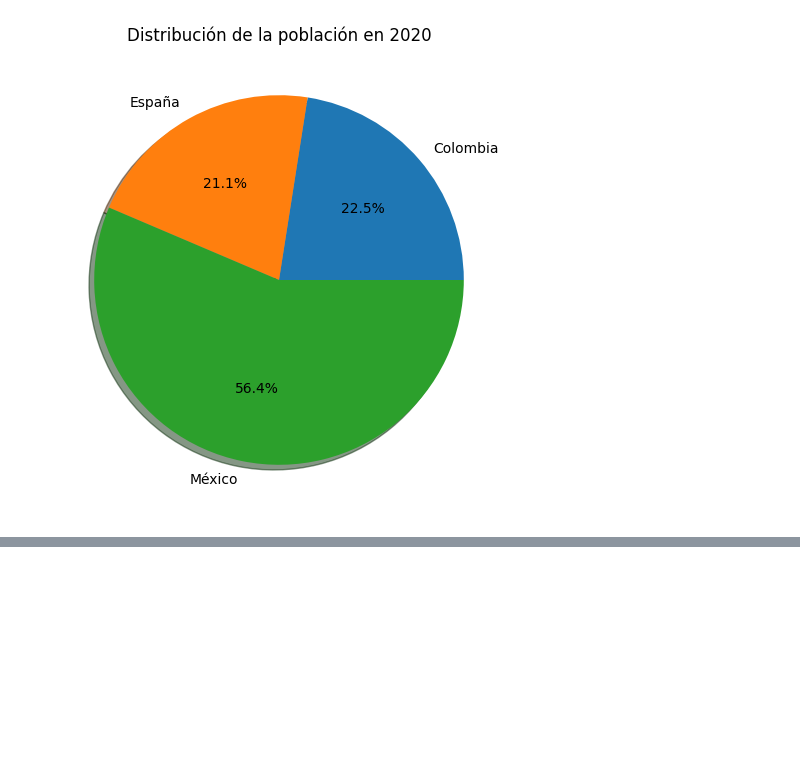
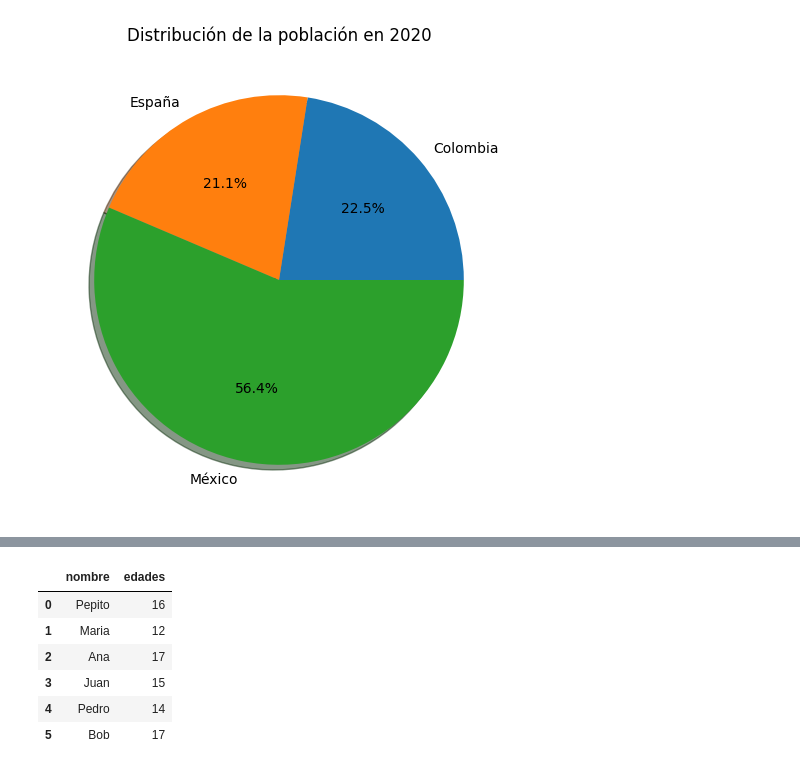
Before and after one commit to Gael-M0/PracticaUDM, a Jupyter notebook: udemy/Python_DataScience/pandas.ipynb, the cells around one changed output, grey strips where cells are left out. Drawn from its saved outputs; the diff is of its cells as text; code cells hidden in the pictures; blank space fills up the shorter version.

```diff
--- a/udemy/Python_DataScience/pandas.ipynb
+++ b/udemy/Python_DataScience/pandas.ipynb
@@ -503,0 +542,7 @@ plt.show()
+# %%
+Estudiantes1=pd.DataFrame({'nombre':['Pepito','Maria','Ana'],
+                      'edades':[16,12,17]})
+display(Estudiantes1)
+Estudiantes2=pd.DataFrame({'nombre':['Juan','Pedro','Bob'],
+                      'edades':[15,14,17]})
+display(Estudiantes2)
@@ -503,0 +558,10 @@ plt.show()
+# %%
+pd.concat([Estudiantes1,Estudiantes2], ignore_index=True)
+# %% [output]
+|  | nombre | edades |
+| 0 | Pepito | 16 |
+| 1 | Maria | 12 |
+| 2 | Ana | 17 |
+| 3 | Juan | 15 |
+| 4 | Pedro | 14 |
+| 5 | Bob | 17 |
```
Also changed, not shown: parts of 5 cells of this notebook.
